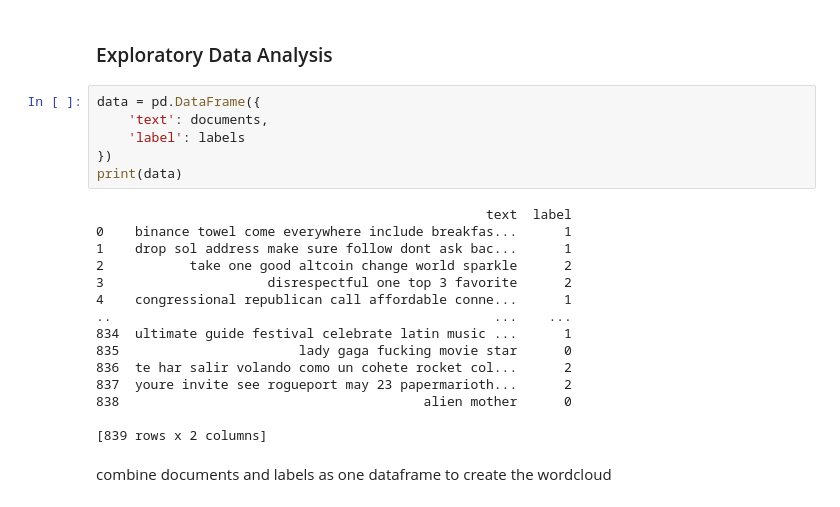
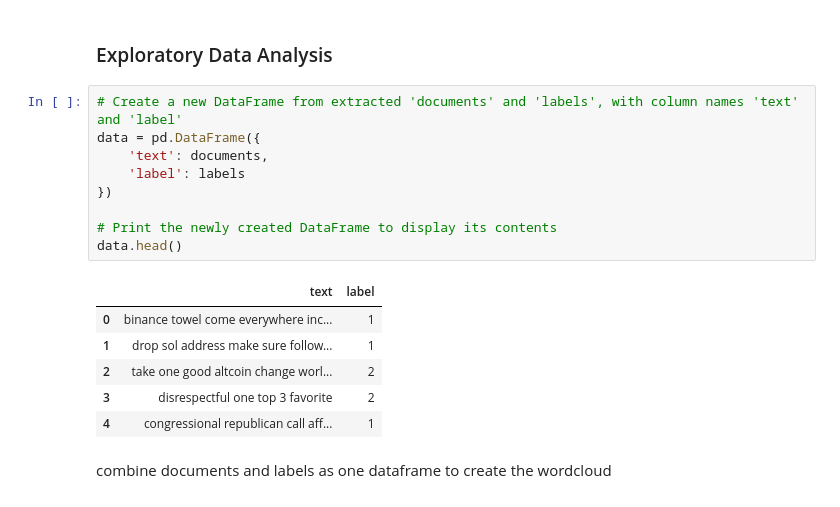
Before and after one commit to coachlivinglegend/PROG8245Project, a Jupyter notebook: Documentation.ipynb, the cells around one changed output. Cells and saved outputs as stored; diff of their text form.

```diff
--- a/Documentation.ipynb
+++ b/Documentation.ipynb
@@ -465,27 +532,22 @@ df_data.head()
 Load the saved preprocessed data, then divide it into tweet data and labels, and store them in variables.
 # %% [markdown]
 ### Exploratory Data Analysis
-# %%
-data = pd.DataFrame({
-    'text': documents,
-    'label': labels
-})
-print(data)
-# %% [output]
-                                                  text  label
-0    binance towel come everywhere include breakfas...      1
-1    drop sol address make sure follow dont ask bac...      1
-2           take one good altcoin change world sparkle      2
-3                     disrespectful one top 3 favorite      2
-4    congressional republican call affordable conne...      1
-..                                                 ...    ...
-834  ultimate guide festival celebrate latin music ...      1
-835                       lady gaga fucking movie star      0
-836  te har salir volando como un cohete rocket col...      2
-837  youre invite see rogueport may 23 papermarioth...      2
-838                                       alien mother      0
-
-[839 rows x 2 columns]
+# %%
+# Create a new DataFrame from extracted 'documents' and 'labels', with column names 'text' and 'label'
+data = pd.DataFrame({
+    'text': documents,
+    'label': labels
+})
+
+# Print the newly created DataFrame to display its contents
+data.head()
+# %% [output]
+|  | text | label |
+| 0 | binance towel come everywhere inc... | 1 |
+| 1 | drop sol address make sure follow... | 1 |
+| 2 | take one good altcoin change worl... | 2 |
+| 3 | disrespectful one top 3 favorite | 2 |
+| 4 | congressional republican call aff... | 1 |
 # %% [markdown]
 combine documents and labels as one dataframe to create the wordcloud
 # %%
```
Also changed, not shown: parts of 112 cells of this notebook, 4 other files.
